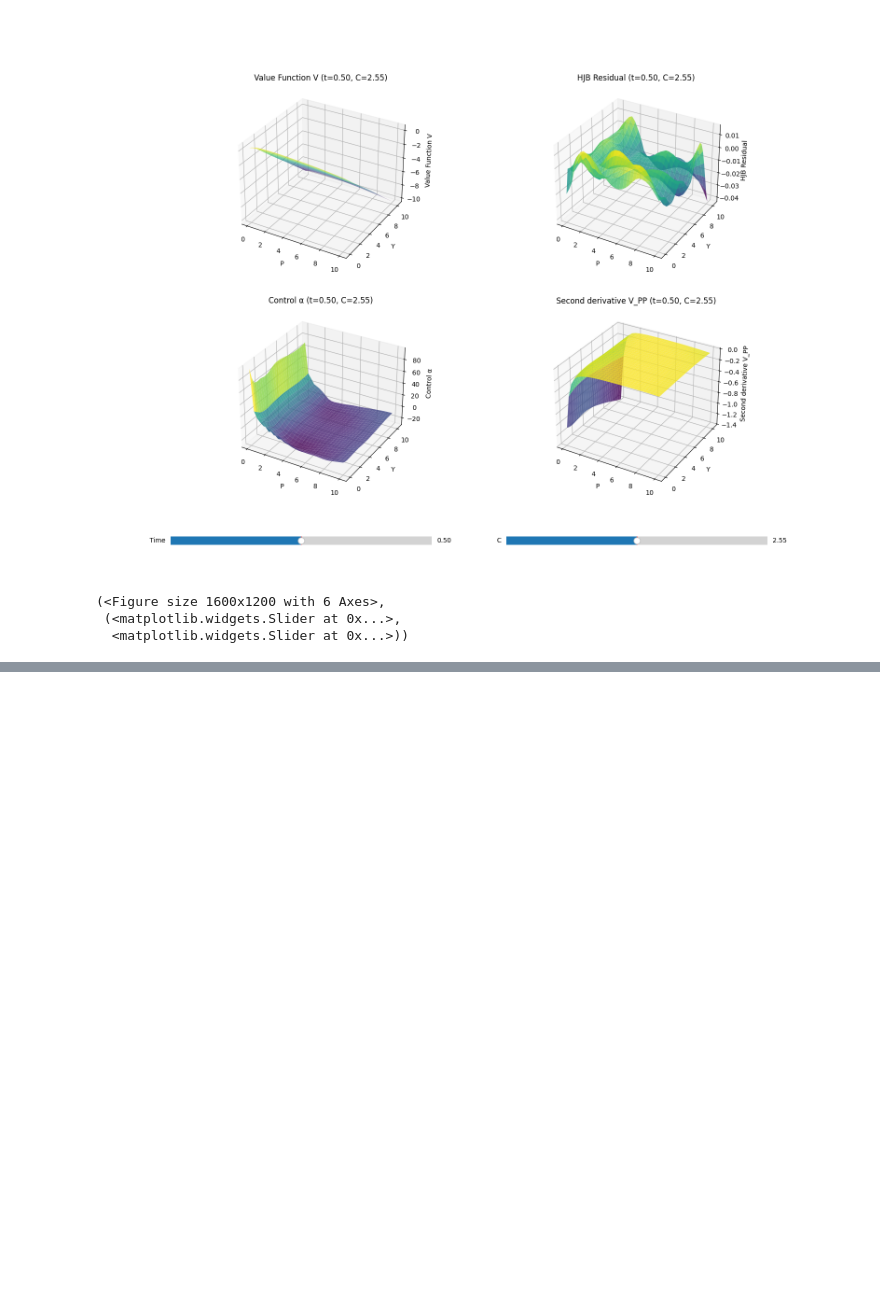
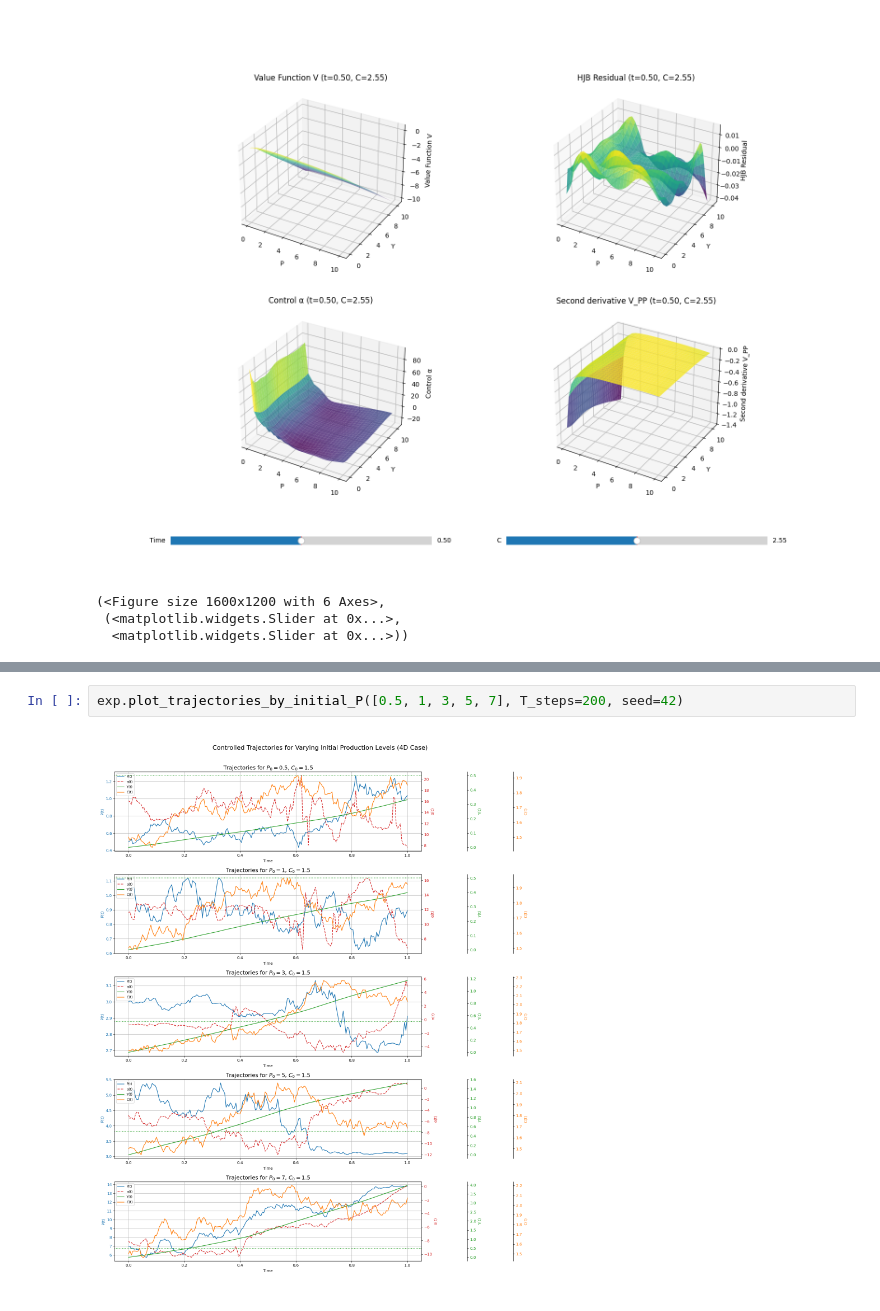
Before and after one commit to MWajdi/eco-hjb-solver, a Jupyter notebook: notebooks/analyze_CIR_results_4D.ipynb, the cells around one changed output, grey strips where cells are left out. Cells and saved outputs as stored; diff of their text form; blank space fills up the shorter version.

```diff
--- a/notebooks/analyze_CIR_results_4D.ipynb
+++ b/notebooks/analyze_CIR_results_4D.ipynb
@@ -475,0 +766,4 @@ exp.animate_primal_hjb_slice(P_points=30, Y_points=30, slider_dim='C')
+# %%
+exp.plot_trajectories_by_initial_P([0.5, 1, 3, 5, 7], T_steps=200, seed=42)
+# %% [output]
+[figure, added]
```
Also changed, not shown: parts of 3 cells of this notebook.
